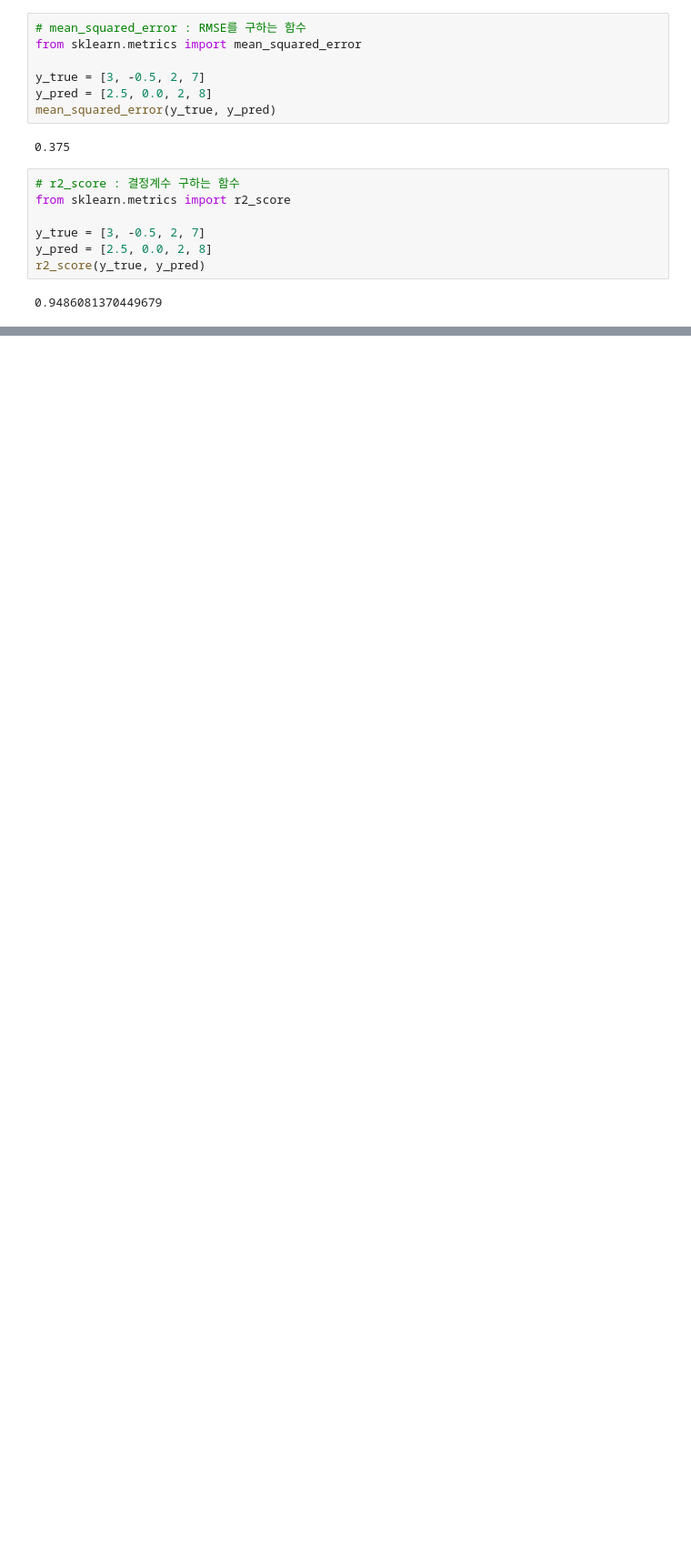
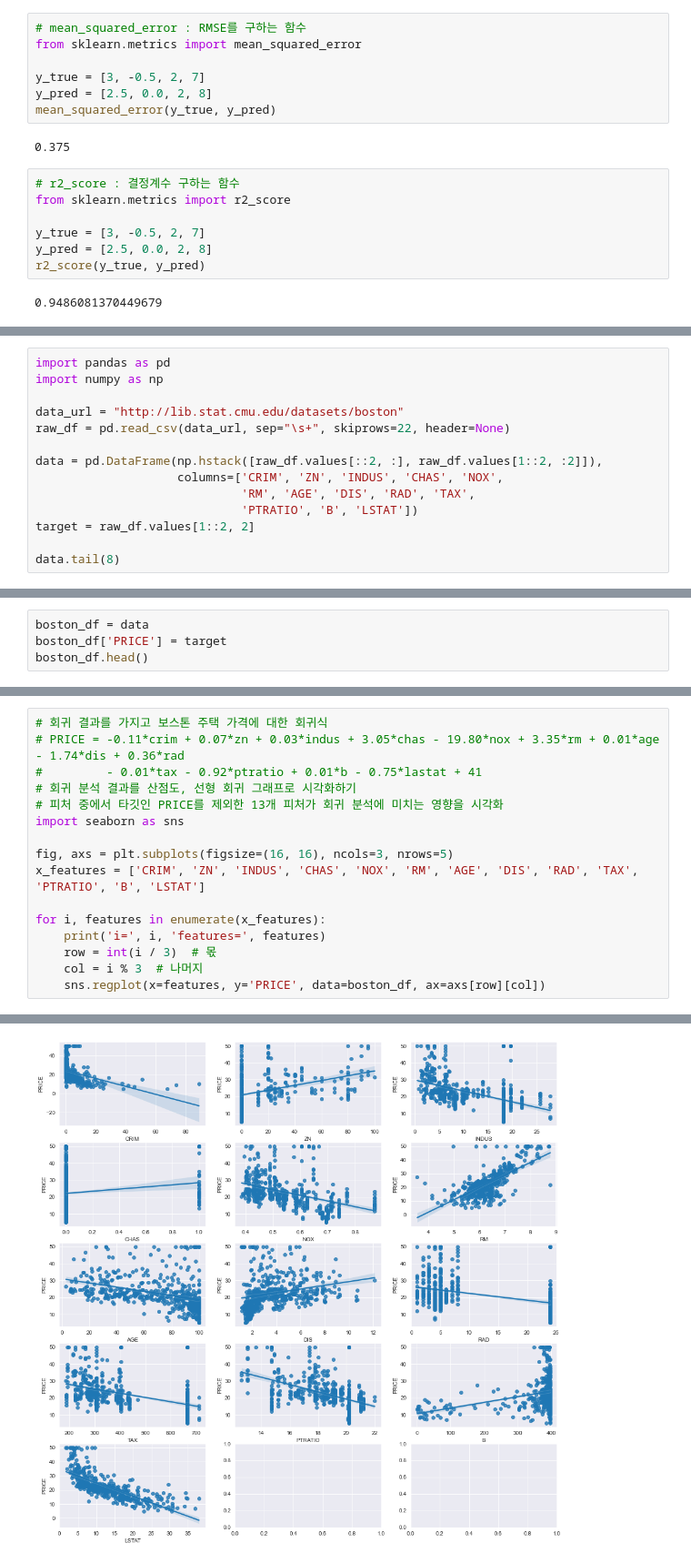
Before and after one commit to Laeti-Park/Data-Science, a Jupyter notebook: N1-Python-Machine-Learning/Study7.ipynb, the cells around one changed output, grey strips where cells are left out. Shown at 91% size. Saved outputs shown, nothing was run; the diff lists cells and outputs as text; blank space fills up the shorter version.

```diff
--- a/N1-Python-Machine-Learning/Study7.ipynb
+++ b/N1-Python-Machine-Learning/Study7.ipynb
@@ -191,0 +216,14 @@ plt.show()
+# %%
+import pandas as pd
+import numpy as np
+
+data_url = "http://lib.stat.cmu.edu/datasets/boston"
+raw_df = pd.read_csv(data_url, sep="\s+", skiprows=22, header=None)
+
+data = pd.DataFrame(np.hstack([raw_df.values[::2, :], raw_df.values[1::2, :2]]),
+                    columns=['CRIM', 'ZN', 'INDUS', 'CHAS', 'NOX',
+                             'RM', 'AGE', 'DIS', 'RAD', 'TAX',
+                             'PTRATIO', 'B', 'LSTAT'])
+target = raw_df.values[1::2, 2]
+
+data.tail(8)
@@ -191,0 +255,4 @@ plt.show()
+# %%
+boston_df = data
+boston_df['PRICE'] = target
+boston_df.head()
@@ -191,0 +345,17 @@ plt.show()
+# %%
+# 회귀 결과를 가지고 보스톤 주택 가격에 대한 회귀식
+# PRICE = -0.11*crim + 0.07*zn + 0.03*indus + 3.05*chas - 19.80*nox + 3.35*rm + 0.01*age - 1.74*dis + 0.36*rad
+#         - 0.01*tax - 0.92*ptratio + 0.01*b - 0.75*lastat + 41
+# 회귀 분석 결과를 산점도, 선형 회귀 그래프로 시각화하기
+# 피처 중에서 타깃인 PRICE를 제외한 13개 피처가 회귀 분석에 미치는 영향을 시각화
+import seaborn as sns
+
+fig, axs = plt.subplots(figsize=(16, 16), ncols=3, nrows=5)
+x_features = ['CRIM', 'ZN', 'INDUS', 'CHAS', 'NOX', 'RM', 'AGE', 'DIS', 'RAD', 'TAX', 'PTRATIO', 'B', 'LSTAT']
+
+for i, features in enumerate(x_features):
+    print('i=', i, 'features=', features)
+    row = int(i / 3)  # 몫
+    col = i % 3  # 나머지
+    sns.regplot(x=features, y='PRICE', data=boston_df, ax=axs[row][col])
+# %% [output]
@@ -191,0 +375 @@ plt.show()
+[figure, added]
```
Also changed, not shown: parts of 26 cells of this notebook, 3 other files.
